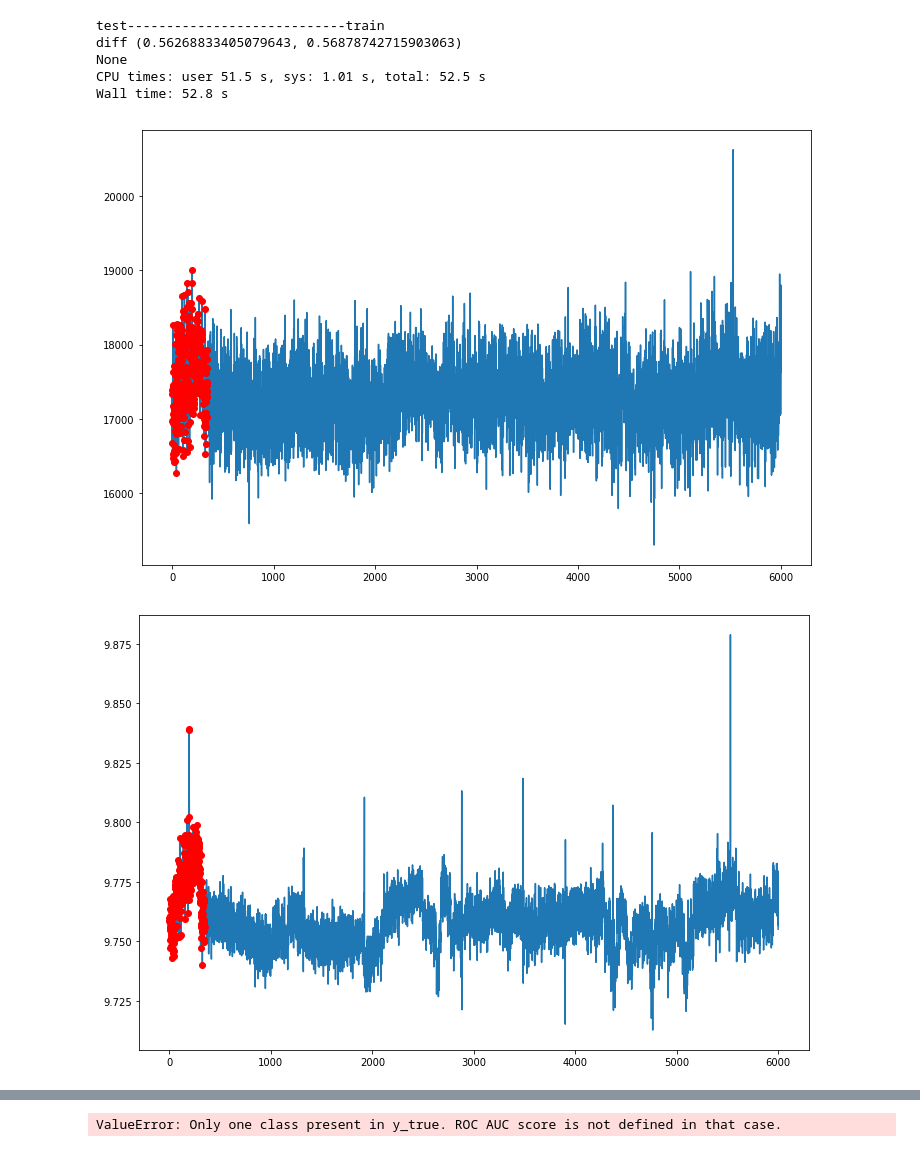
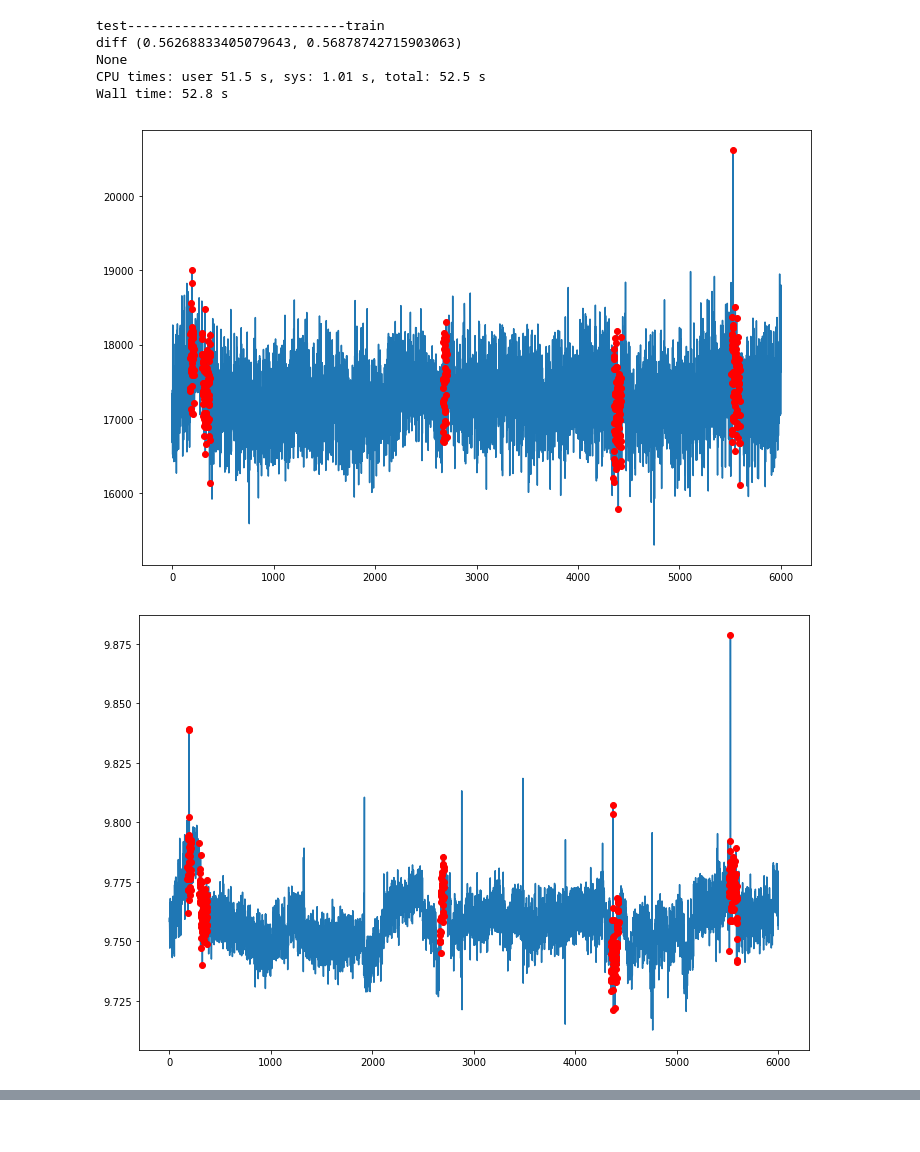
Before and after one commit to ale3otik/GlobalChangersSibur, a Jupyter notebook: notebook2.ipynb, the cells around one changed output, grey strips where cells are left out. Drawn from its saved outputs; the diff is of its cells as text; code cells hidden in the pictures.

```diff
--- a/notebook2.ipynb
+++ b/notebook2.ipynb
@@ -81,12 +89,12 @@ Wall time: 52.8 s
 # %%
 %%time
 df[['trend']].shape
 dropped_origin.shape
-targets = ewma.get_target_future(df[['trend']],top=0.02, halflife=300)
+targets = ewma.get_target_future(df[['trend']],horizont=6*11, top=0.1, halflife=50)
 utils.plot_with_target(dropped_origin, targets)
 utils.plot_with_target(df['trend'].values, targets)
 print(get_log_reg_score(targets))
 # %% [output]
-[figure, old version]
+[figure, new version]
-[figure, old version]
+[figure, new version]
 test----------------------------train
@@ -93 +104,0 @@ test----------------------------train
-ValueError: Only one class present in y_true. ROC AUC score is not defined in that case.
```
Also changed, not shown: parts of 4 cells of this notebook, 1 other file.
